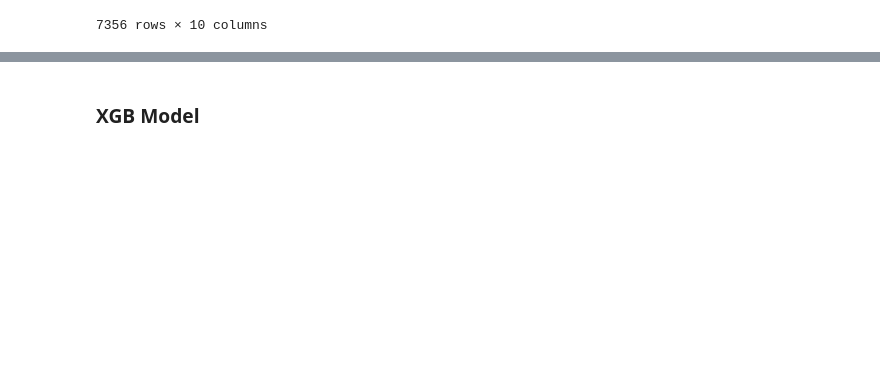
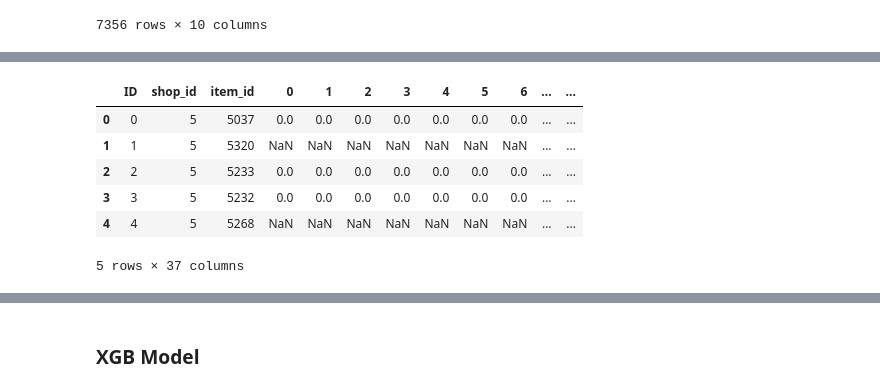
Before and after one commit to kkchuchu/kkchuchu.mushroom, a Jupyter notebook: kaggle/[kaggle] Predict Future Sales.ipynb, the cells around one changed output, grey strips where cells are left out. Cells and saved outputs as stored; diff of their text form; code cells hidden in the pictures; blank space fills up the shorter version.

```diff
--- a/kaggle/[kaggle] Predict Future Sales.ipynb
+++ b/kaggle/[kaggle] Predict Future Sales.ipynb
@@ -228,0 +337,11 @@ drop_outlier_train[drop_outlier_train.item_cnt_day<0]
+# %%
+test = test.merge(train_df1, how='left', on = ["shop_id", "item_id"])
+test.head()
+# %% [output]
+|  | ID | shop_id | item_id | 0 | 1 | 2 | 3 | 4 | 5 | 6 | ... | ... |
+| 0 | 0 | 5 | 5037 | 0.0 | 0.0 | 0.0 | 0.0 | 0.0 | 0.0 | 0.0 | ... | ... |
+| 1 | 1 | 5 | 5320 | NaN | NaN | NaN | NaN | NaN | NaN | NaN | ... | ... |
+| 2 | 2 | 5 | 5233 | 0.0 | 0.0 | 0.0 | 0.0 | 0.0 | 0.0 | 0.0 | ... | ... |
+| 3 | 3 | 5 | 5232 | 0.0 | 0.0 | 0.0 | 0.0 | 0.0 | 0.0 | 0.0 | ... | ... |
+| 4 | 4 | 5 | 5268 | NaN | NaN | NaN | NaN | NaN | NaN | NaN | ... | ... |
+5 rows × 37 columns
```
Also changed, not shown: parts of 36 cells of this notebook.
